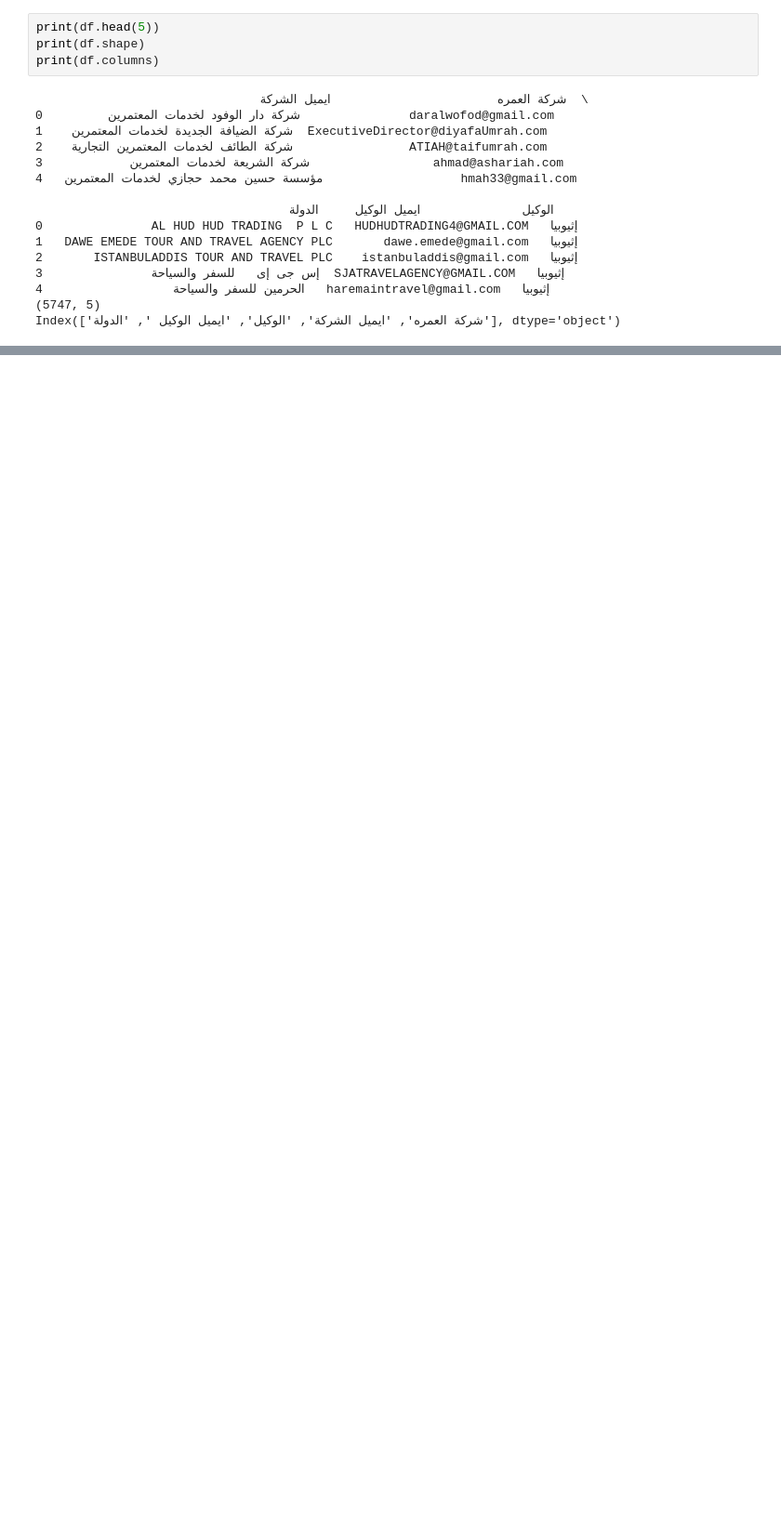
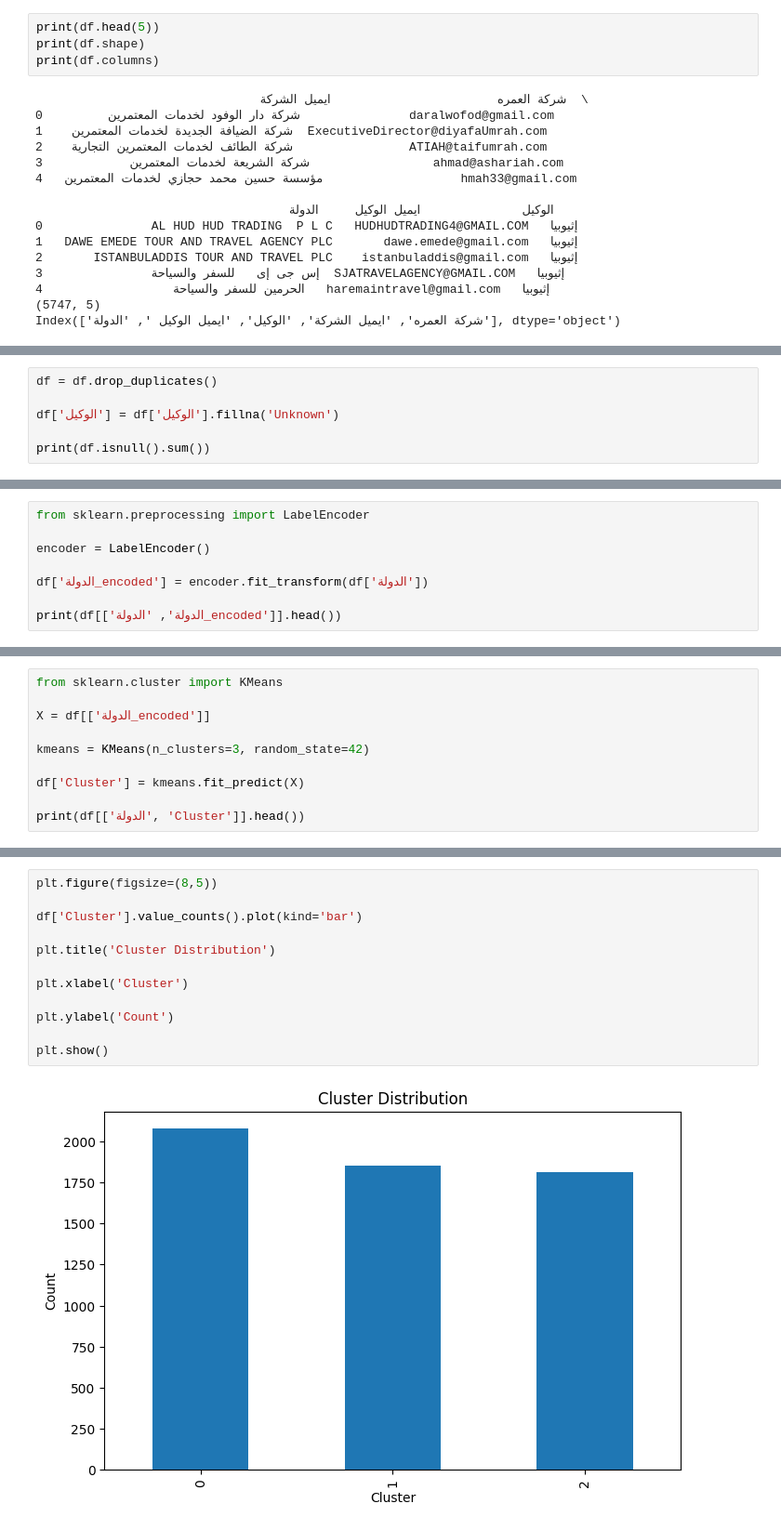
Before and after one commit to ArwaAlherz/ML-Lab1-Group, a Jupyter notebook: ِassignment.ipynb, the cells around one changed output, grey strips where cells are left out. Shown at 93% size. Saved outputs shown, nothing was run; the diff lists cells and outputs as text; blank space fills up the shorter version.

```diff
--- a/ِassignment.ipynb
+++ b/ِassignment.ipynb
@@ -58,0 +117,6 @@ df["شركة العمره"].hist()
+# %%
+df = df.drop_duplicates()
+
+df['الوكيل'] = df['الوكيل'].fillna('Unknown')
+
+print(df.isnull().sum())
@@ -58,0 +146,8 @@ df["شركة العمره"].hist()
+# %%
+from sklearn.preprocessing import LabelEncoder
+
+encoder = LabelEncoder()
+
+df['الدولة_encoded'] = encoder.fit_transform(df['الدولة'])
+
+print(df[['الدولة', 'الدولة_encoded']].head())
@@ -58,0 +165,10 @@ df["شركة العمره"].hist()
+# %%
+from sklearn.cluster import KMeans
+
+X = df[['الدولة_encoded']]
+
+kmeans = KMeans(n_clusters=3, random_state=42)
+
+df['Cluster'] = kmeans.fit_predict(X)
+
+print(df[['الدولة', 'Cluster']].head())
@@ -58,0 +182,14 @@ df["شركة العمره"].hist()
+# %%
+plt.figure(figsize=(8,5))
+
+df['Cluster'].value_counts().plot(kind='bar')
+
+plt.title('Cluster Distribution')
+
+plt.xlabel('Cluster')
+
+plt.ylabel('Count')
+
+plt.show()
+# %% [output]
+[figure, added]
```
Also changed, not shown: parts of 30 cells of this notebook.
